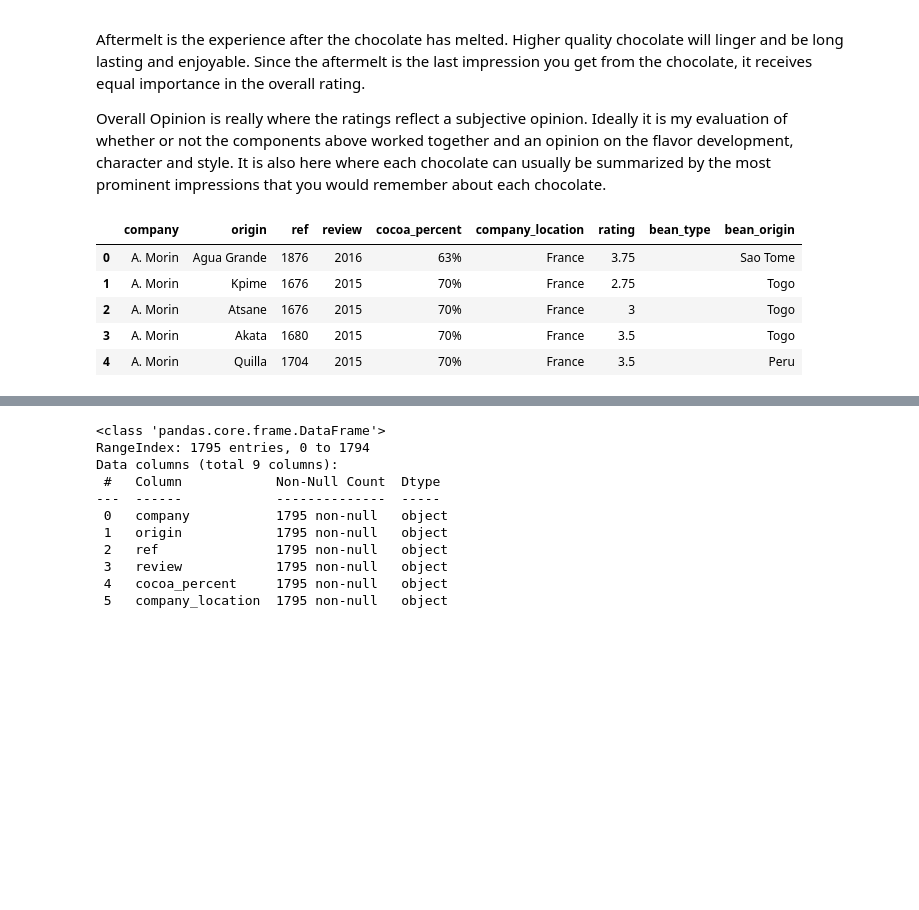
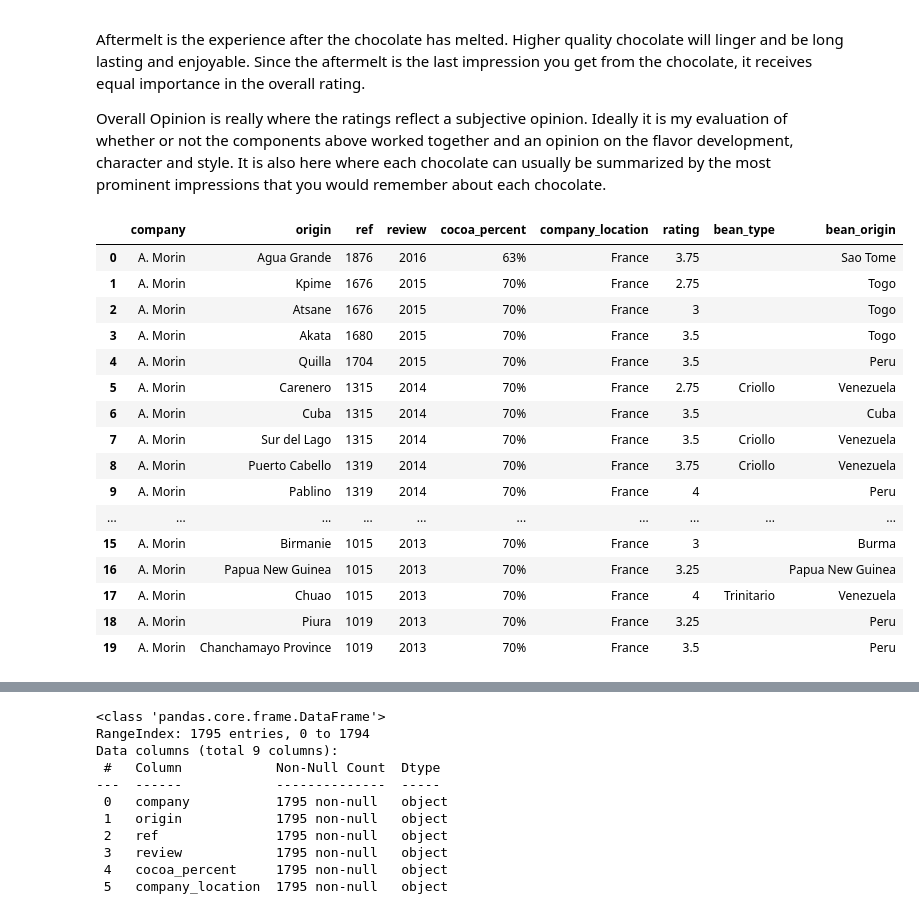
Before and after one commit to oariasz/Chocolate-Rating, a Jupyter notebook: Choco Rating Predictor.ipynb, the cells around one changed output, grey strips where cells are left out. Cells and saved outputs as stored; diff of their text form; code cells hidden in the pictures; blank space fills up the shorter version.

Commit message:
Clean chocolates df before closing

```diff
--- a/Choco Rating Predictor.ipynb
+++ b/Choco Rating Predictor.ipynb
@@ -73,20 +73,31 @@ Overall Opinion is really where the ratings reflect a subjective opinion. Ideall
 # %%
 # Read the csv file specifying the column names
 chocolates = pd.read_csv('flavors_of_cacao_orig.csv', names=['company', 'origin', 'ref', 'review', 'cocoa_percent', 'company_location', 'rating', 'bean_type', 'bean_origin'])
 # Remove the first row with the old titles
 chocolates.drop(chocolates.index[0], inplace=True)
 
 # Reset the index if needed
 chocolates.reset_index(drop=True, inplace=True)
 # Replace all \n values by space
 chocolates.replace('\n', ' ', regex=True, inplace=True)
 # Get a backup of the clean dataframe
 chocobak = chocolates
-chocolates.head()
+chocolates.head(20)
 # %% [output]
 |  | company | origin | ref | review | cocoa_percent | company_location | rating | bean_type | bean_origin |
 | 0 | A. Morin | Agua Grande | 1876 | 2016 | 63% | France | 3.75 |  | Sao Tome |
 | 1 | A. Morin | Kpime | 1676 | 2015 | 70% | France | 2.75 |  | Togo |
 | 2 | A. Morin | Atsane | 1676 | 2015 | 70% | France | 3 |  | Togo |
 | 3 | A. Morin | Akata | 1680 | 2015 | 70% | France | 3.5 |  | Togo |
 | 4 | A. Morin | Quilla | 1704 | 2015 | 70% | France | 3.5 |  | Peru |
+| 5 | A. Morin | Carenero | 1315 | 2014 | 70% | France | 2.75 | Criollo | Venezuela |
+| 6 | A. Morin | Cuba | 1315 | 2014 | 70% | France | 3.5 |  | Cuba |
+| 7 | A. Morin | Sur del Lago | 1315 | 2014 | 70% | France | 3.5 | Criollo | Venezuela |
+| 8 | A. Morin | Puerto Cabello | 1319 | 2014 | 70% | France | 3.75 | Criollo | Venezuela |
+| 9 | A. Morin | Pablino | 1319 | 2014 | 70% | France | 4 |  | Peru |
+| ... | ... | ... | ... | ... | ... | ... | ... | ... | ... |
+| 15 | A. Morin | Birmanie | 1015 | 2013 | 70% | France | 3 |  | Burma |
+| 16 | A. Morin | Papua New Guinea | 1015 | 2013 | 70% | France | 3.25 |  | Papua New Guinea |
+| 17 | A. Morin | Chuao | 1015 | 2013 | 70% | France | 4 | Trinitario | Venezuela |
+| 18 | A. Morin | Piura | 1019 | 2013 | 70% | France | 3.25 |  | Peru |
+| 19 | A. Morin | Chanchamayo Province | 1019 | 2013 | 70% | France | 3.5 |  | Peru |
```
Also changed, not shown: parts of 22 cells of this notebook.
